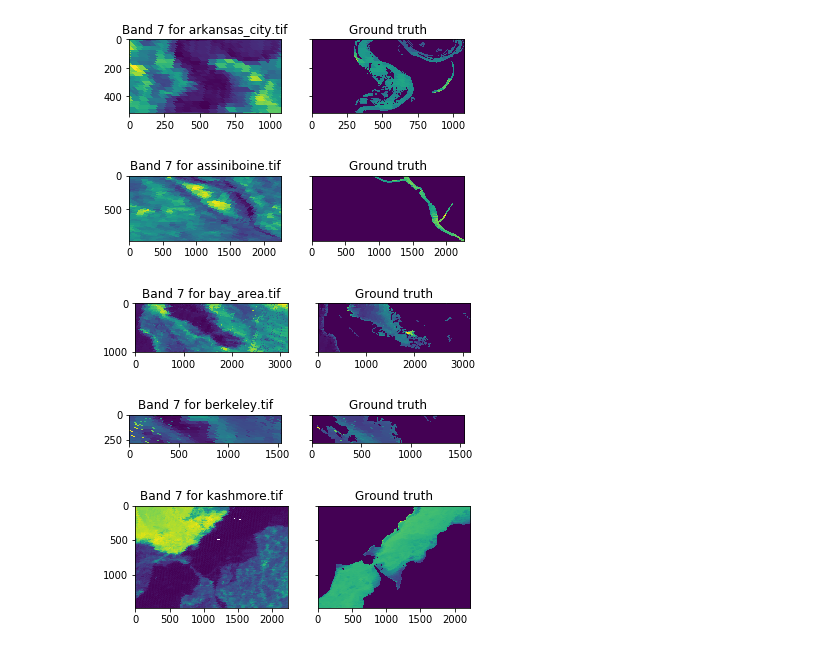
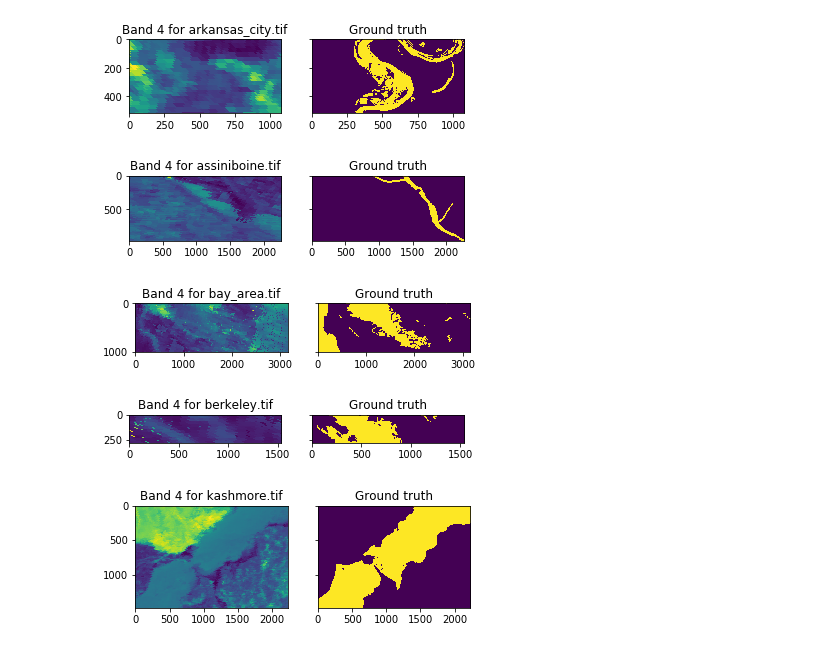
Before and after one commit to rcampbell95/MODIS-Classifier, a Jupyter notebook: Reading Satellite Images.ipynb, the cells around one changed output. Drawn from its saved outputs; the diff is of its cells as text; code cells hidden in the pictures.

Commit message:
Fix ground truth plot

```diff
--- a/Reading Satellite Images.ipynb
+++ b/Reading Satellite Images.ipynb
@@ -44,24 +45,26 @@ data = np.array(data)
 # %%
 # Sample spectral data
 max_sample = 5
-band_sample = 7
+band_sample = 4
 columns = 2
 
 for index, sample in enumerate(data):
     if index == max_sample:
         break
 
     f, plots = plt.subplots(1, columns, sharey=True)
 
     plots[0].set_title("Band {} for {}".format(band_sample, filenames[index]))
     plots[1].set_title("Ground truth")
 
     imgplot = plots[0].imshow(sample[band_sample])
 
-    imgflooded = plots[1].imshow(np.multiply(sample[0], sample[1]))
+    imgflooded = plots[1].imshow(sample[0])
+
+    f.savefig("./artifacts/band{}_{}.png".format(band_sample, filenames[index]))
 # %% [output]
-[figure, old version]
+[figure, new version]
-[figure, old version]
+[figure, new version]
-[figure, old version]
+[figure, new version]
-[figure, old version]
+[figure, new version]
-[figure, old version]
+[figure, new version]
```
Also changed, not shown: parts of 1 cell of this notebook.
